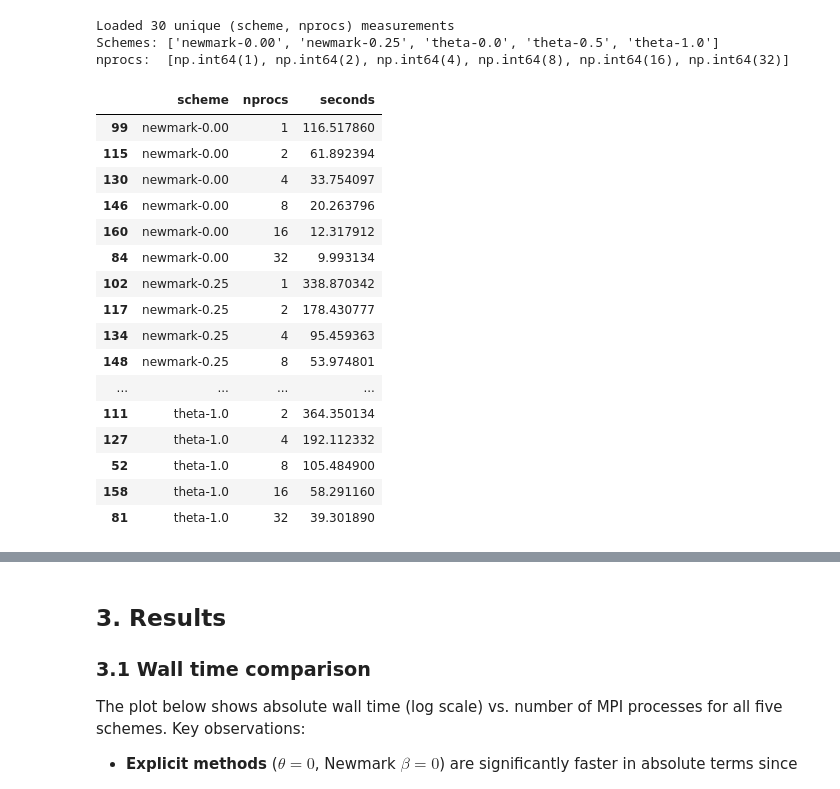
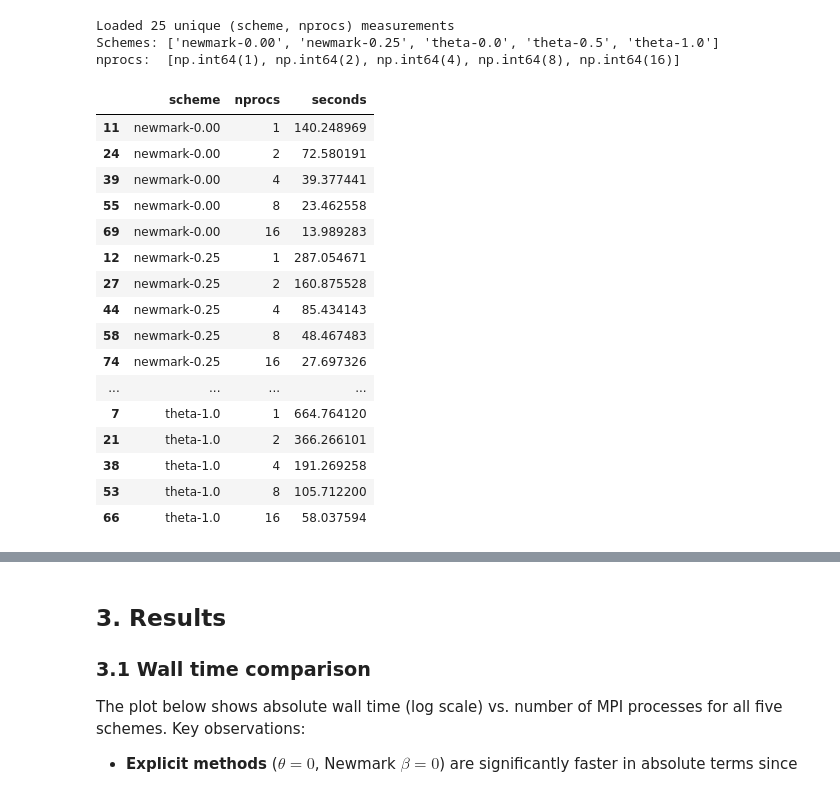
Before and after one commit to AlessandroGhiotto/nmpde-wave-equation, a Jupyter notebook: analysis/scalability-analisys.ipynb, the cells around one changed output, grey strips where cells are left out. Saved outputs shown, nothing was run; the diff lists cells and outputs as text; code cells hidden in the pictures.

```diff
--- a/analysis/scalability-analisys.ipynb
+++ b/analysis/scalability-analisys.ipynb
@@ -96,46 +96,47 @@ sns.set_theme(style="whitegrid")
 # %%
 # ------------------------------------------------------------------
 # Load & clean data (merged CSV from two cluster nodes, 3 repeats each)
 # ------------------------------------------------------------------
-csv_path = Path('scalability-results-all.csv')
+csv_path = Path('./data/scalability-results-all.csv')
 df = pd.read_csv(csv_path)
 
 numeric_cols = ['nprocs', 'Nel', 'R', 'Dt', 'T', 'seconds', 'returncode']
 for col in numeric_cols:
     df[col] = pd.to_numeric(df[col], errors='coerce')
 
 # Keep only successful runs
 df = df[(df['returncode'] == 0) & df['seconds'].notna() & (df['seconds'] > 0)].copy()
 
 # Best (minimum) time per (scheme, nprocs) across all repeats and both nodes
 dedup_keys = ['scheme', 'nprocs', 'Nel', 'R', 'Dt', 'T', 'Theta', 'Beta', 'Gamma']
 df = df.sort_values('seconds').drop_duplicates(subset=dedup_keys, keep='first')
+df = df[df["nprocs"]<= 16]
 
 print(f"Loaded {len(df)} unique (scheme, nprocs) measurements")
 print(f"Schemes: {sorted(df['scheme'].unique())}")
 print(f"nprocs:  {sorted(df['nprocs'].unique())}")
 df[['scheme','nprocs','seconds']].sort_values(['scheme','nprocs'])
 # %% [output]
-Loaded 30 unique (scheme, nprocs) measurements
+Loaded 25 unique (scheme, nprocs) measurements
 Schemes: ['newmark-0.00', 'newmark-0.25', 'theta-0.0', 'theta-0.5', 'theta-1.0']
-nprocs:  [np.int64(1), np.int64(2), np.int64(4), np.int64(8), np.int64(16), np.int64(32)]
+nprocs:  [np.int64(1), np.int64(2), np.int64(4), np.int64(8), np.int64(16)]
 |  | scheme | nprocs | seconds |
-| 99 | newmark-0.00 | 1 | 116.517860 |
-| 115 | newmark-0.00 | 2 | 61.892394 |
-| 130 | newmark-0.00 | 4 | 33.754097 |
-| 146 | newmark-0.00 | 8 | 20.263796 |
-| 160 | newmark-0.00 | 16 | 12.317912 |
-| 84 | newmark-0.00 | 32 | 9.993134 |
-| 102 | newmark-0.25 | 1 | 338.870342 |
-| 117 | newmark-0.25 | 2 | 178.430777 |
-| 134 | newmark-0.25 | 4 | 95.459363 |
-| 148 | newmark-0.25 | 8 | 53.974801 |
+| 11 | newmark-0.00 | 1 | 140.248969 |
+| 24 | newmark-0.00 | 2 | 72.580191 |
+| 39 | newmark-0.00 | 4 | 39.377441 |
+| 55 | newmark-0.00 | 8 | 23.462558 |
+| 69 | newmark-0.00 | 16 | 13.989283 |
+| 12 | newmark-0.25 | 1 | 287.054671 |
+| 27 | newmark-0.25 | 2 | 160.875528 |
+| 44 | newmark-0.25 | 4 | 85.434143 |
+| 58 | newmark-0.25 | 8 | 48.467483 |
+| 74 | newmark-0.25 | 16 | 27.697326 |
 | ... | ... | ... | ... |
-| 111 | theta-1.0 | 2 | 364.350134 |
-| 127 | theta-1.0 | 4 | 192.112332 |
-| 52 | theta-1.0 | 8 | 105.484900 |
-| 158 | theta-1.0 | 16 | 58.291160 |
-| 81 | theta-1.0 | 32 | 39.301890 |
+| 7 | theta-1.0 | 1 | 664.764120 |
+| 21 | theta-1.0 | 2 | 366.266101 |
+| 38 | theta-1.0 | 4 | 191.269258 |
+| 53 | theta-1.0 | 8 | 105.712200 |
+| 66 | theta-1.0 | 16 | 58.037594 |
 # %%
 # ------------------------------------------------------------------
 # Compute strong-scaling metrics
```
Also changed, not shown: parts of 7 cells of this notebook, 12 other files.
